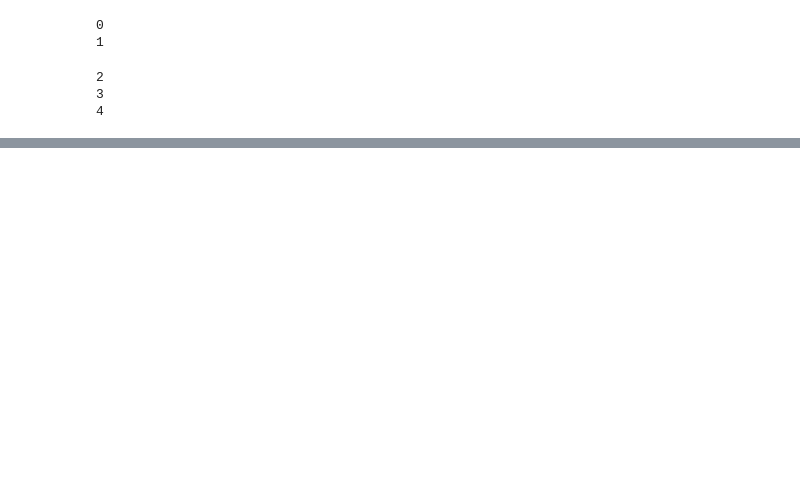
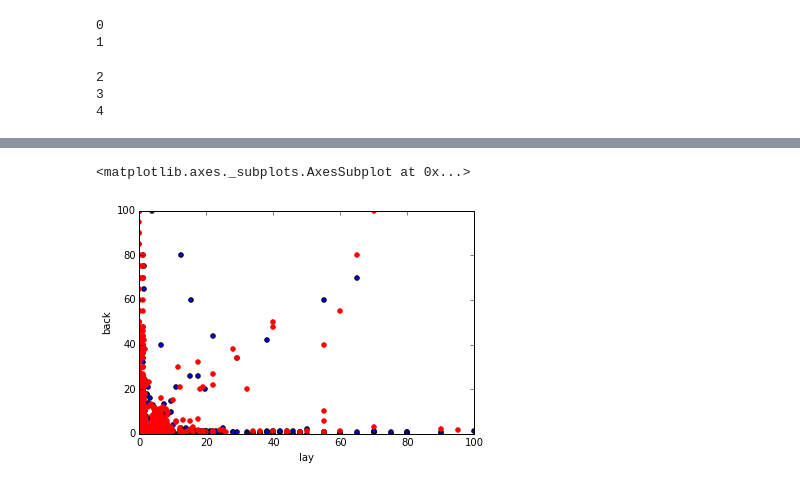
Before and after one commit to emmygold1/kaggle_proj, a Jupyter notebook: datathon2015/looking_for_good_feature.ipynb, the cells around one changed output, grey strips where cells are left out. Saved outputs shown, nothing was run; the diff lists cells and outputs as text; code cells hidden in the pictures; blank space fills up the shorter version.

```diff
--- a/datathon2015/looking_for_good_feature.ipynb
+++ b/datathon2015/looking_for_good_feature.ipynb
@@ -85,0 +93,13 @@ non_profit_back_price = non_profit_id_dat.loc[(non_profit_id_dat.BID_TYP == 'B')
+# %%
+# max price separable?
+profit_lay_avg = profit_id_dat_by_account.apply(lambda x: x.loc[(x.BID_TYP == 'L').values, 'PRICE_TAKEN'].min()).fillna(0)
+profit_back_avg = profit_id_dat_by_account.apply(lambda x: x.loc[(x.BID_TYP == 'B').values, 'PRICE_TAKEN'].min()).fillna(0)
+non_profit_lay_avg = non_profit_id_dat_by_account.apply(lambda x: x.loc[(x.BID_TYP == 'L').values, 'PRICE_TAKEN'].min()).fillna(0)
+non_profit_back_avg = non_profit_id_dat_by_account.apply(lambda x: x.loc[(x.BID_TYP == 'B').values, 'PRICE_TAKEN'].min()).fillna(0)
+profit_price_avg = pd.concat([profit_lay_avg, profit_back_avg], axis=1)
+profit_price_avg.columns = ['lay', 'back']
+non_profit_price_avg = pd.concat([non_profit_lay_avg, non_profit_back_avg], axis=1)
+non_profit_price_avg.columns = ['lay', 'back']
+# %% [output]
+<matplotlib.axes._subplots.AxesSubplot at 0x...>
+[figure, added]
```
Also changed, not shown: parts of 42 cells of this notebook, 1 other file.
